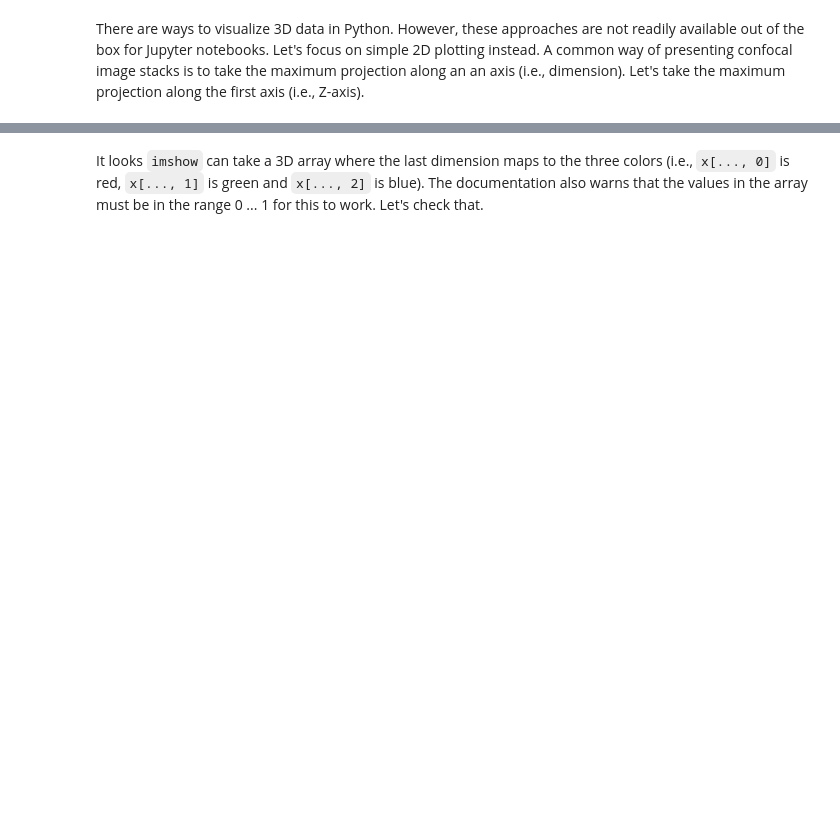
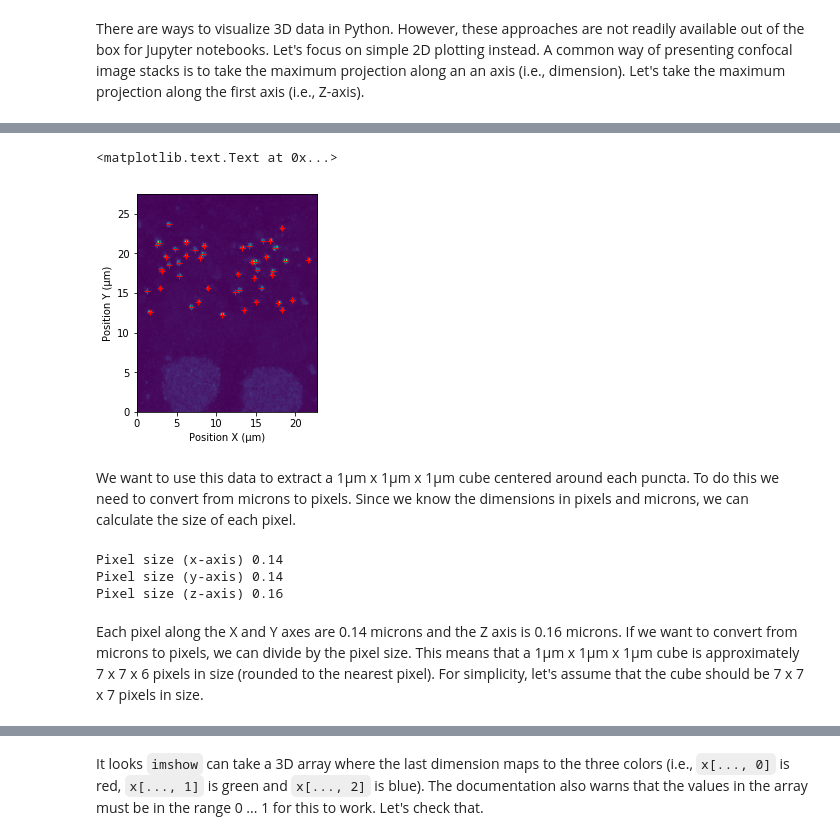
Before and after one commit to dasaderi/python_neurobootcamp, a Jupyter notebook: day-4/day4 solution.ipynb, the cells around one changed output, grey strips where cells are left out. Drawn from its saved outputs; the diff is of its cells as text; code cells hidden in the pictures; blank space fills up the shorter version.

```diff
--- a/day-4/day4 solution.ipynb
+++ b/day-4/day4 solution.ipynb
@@ -239,2 +443,0 @@ Now, we need to load the data about the CtBP2 puncta that were identified using
-# %%
-stats_CtBP2 = imaris.load_node_stats(fh, 'CtBP2', 'point')
@@ -360,0 +460,2 @@ In the above images, `imshow` is using a color map in which purple reflects the
+# %%
+stats_ribbon = imaris.load_node_stats(fh, 'CtBP2', 'point')
@@ -360,0 +484,28 @@ In the above images, `imshow` is using a color map in which purple reflects the
+# %%
+extents = (0, x_um, 0, y_um)
+pl.imshow(projection, origin='lower', extent=extents)
+x_coordinates = stats_ribbon['X']
+y_coordinates = stats_ribbon['Y']
+
+pl.plot(x_coordinates, y_coordinates, 'r+')
+pl.xlabel('Position X (μm)')
+pl.ylabel('Position Y (μm)')
+# %% [output]
+<matplotlib.text.Text at 0x...>
+[figure, added]
+# %% [markdown]
+We want to use this data to extract a 1μm x 1μm x 1μm cube centered around each puncta. To do this we need to convert from microns to pixels. Since we know the dimensions in pixels and microns, we can calculate the size of each pixel.
+# %%
+x_size = x_um/x_pixels
+y_size = y_um/y_pixels
+z_size = z_um/z_pixels
+
+print('Pixel size (x-axis) {:.2f}'.format(x_size))
+print('Pixel size (y-axis) {:.2f}'.format(y_size))
+print('Pixel size (z-axis) {:.2f}'.format(z_size))
+# %% [output]
+Pixel size (x-axis) 0.14
+Pixel size (y-axis) 0.14
+Pixel size (z-axis) 0.16
+# %% [markdown]
+Each pixel along the X and Y axes are 0.14 microns and the Z axis is 0.16 microns. If we want to convert from microns to pixels, we can divide by the pixel size. This means that a 1μm x 1μm x 1μm cube is approximately 7 x 7 x 6 pixels in size (rounded to the nearest pixel). For simplicity, let's assume that the cube should be 7 x 7 x 7 pixels in size.
```
Also changed, not shown: parts of 105 cells of this notebook, 2 other files.
